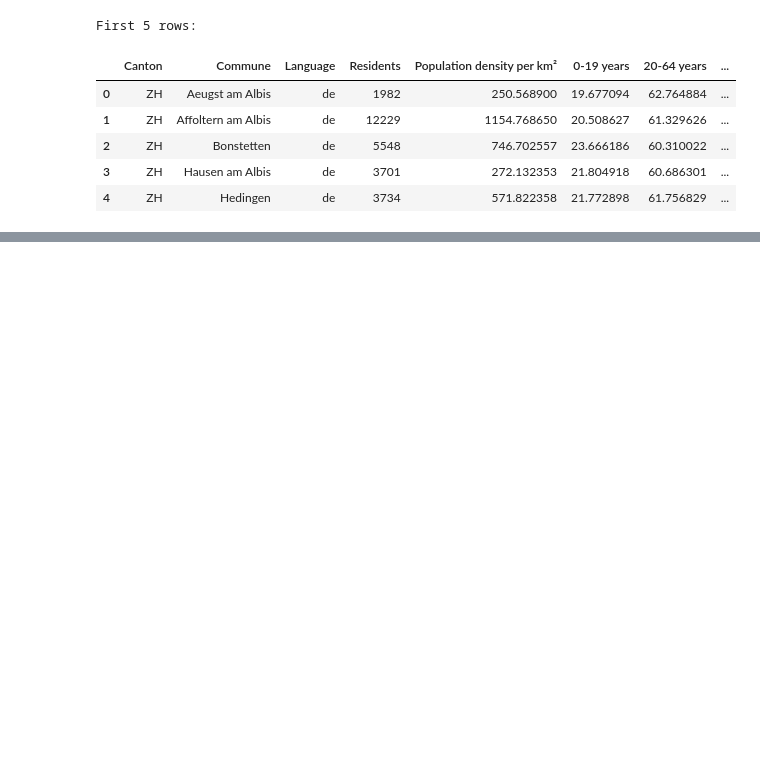
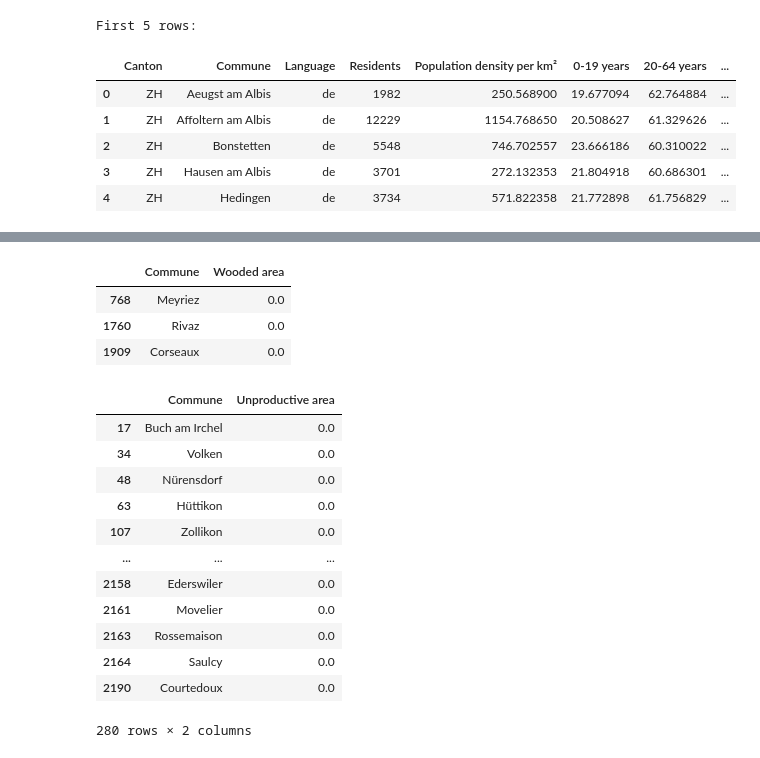
Before and after one commit to mamefatylo/EPFL_swiss_communes_project, a Jupyter notebook: communes_solution.ipynb, the cells around one changed output, grey strips where cells are left out. Saved outputs shown, nothing was run; the diff lists cells and outputs as text; code cells hidden in the pictures; blank space fills up the shorter version.

```diff
--- a/communes_solution.ipynb
+++ b/communes_solution.ipynb
@@ -153,0 +389,23 @@ Dataset shape after dropping missing values: (2191, 17)
+# %%
+df[df["Wooded area"] == 0][["Commune", "Wooded area"]]
+# %% [output]
+|  | Commune | Wooded area |
+| 768 | Meyriez | 0.0 |
+| 1760 | Rivaz | 0.0 |
+| 1909 | Corseaux | 0.0 |
+# %%
+df[df["Unproductive area"] == 0][["Commune", "Unproductive area"]]
+# %% [output]
+|  | Commune | Unproductive area |
+| 17 | Buch am Irchel | 0.0 |
+| 34 | Volken | 0.0 |
+| 48 | Nürensdorf | 0.0 |
+| 63 | Hüttikon | 0.0 |
+| 107 | Zollikon | 0.0 |
+| ... | ... | ... |
+| 2158 | Ederswiler | 0.0 |
+| 2161 | Movelier | 0.0 |
+| 2163 | Rossemaison | 0.0 |
+| 2164 | Saulcy | 0.0 |
+| 2190 | Courtedoux | 0.0 |
+280 rows × 2 columns
```
Also changed, not shown: parts of 54 cells of this notebook.
